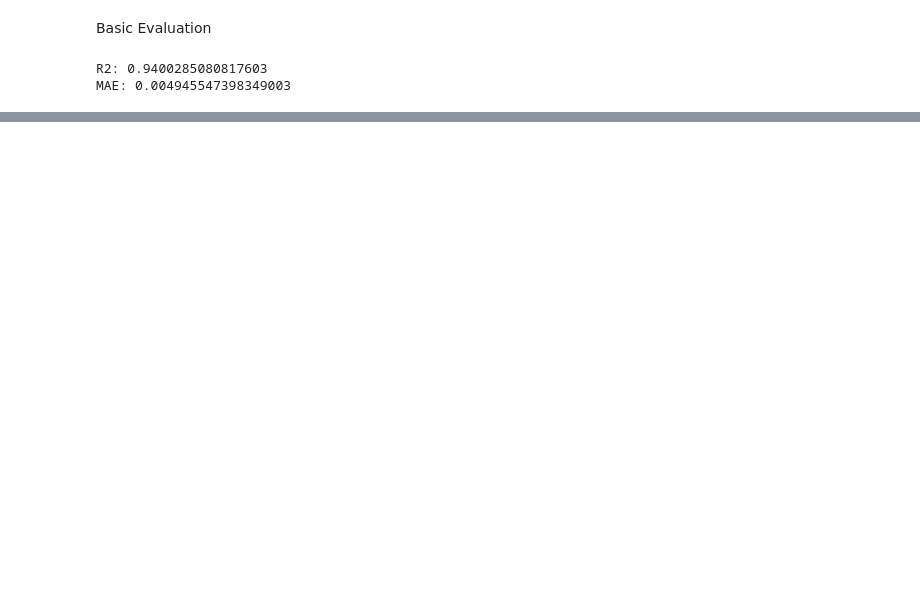
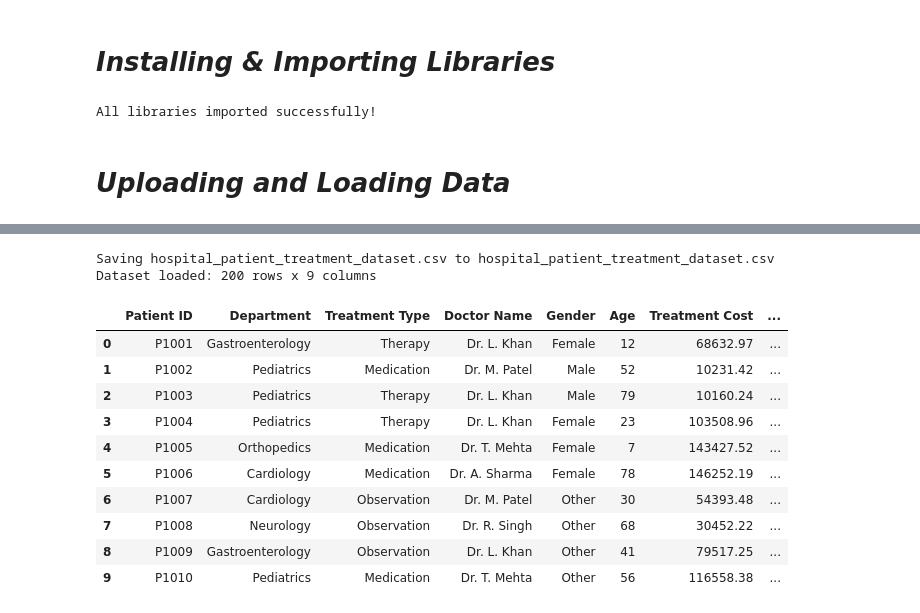
Before and after one commit to Prasannabade13/HEOR-Healthcare-Economics-and-Outcomes-Research-, a Jupyter notebook: HEOR.ipynb, the cells around one changed output, grey strips where cells are left out. Drawn from its saved outputs; the diff is of its cells as text; code cells hidden in the pictures; blank space fills up the shorter version.

```diff
--- a/HEOR.ipynb
+++ b/HEOR.ipynb
@@ -524,10 +1,34 @@ preds = pipeline.predict(X_test)
-# %% [markdown]
-Basic Evaluation
-# %%
-from sklearn.metrics import r2_score, mean_absolute_error
-
-print("R2:", r2_score(y_test, preds))
-print("MAE:", mean_absolute_error(y_test, preds))
-# %% [output]
-R2: 0.9400285080817603
-MAE: 0.004945547398349003
+# %% [markdown]
+# ***Installing & Importing Libraries***
+# %%
+!pip install pandas numpy matplotlib seaborn plotly -q
+
+import pandas as pd
+import numpy as np
+import matplotlib.pyplot as plt
+import matplotlib.ticker as mtick
+import seaborn as sns
+import plotly.express as px
+import warnings
+warnings.filterwarnings('ignore')
+
+sns.set_theme(style='whitegrid', palette='muted')
+plt.rcParams['figure.dpi'] = 120
+plt.rcParams['font.size'] = 11
+
+print('All libraries imported successfully!')
+# %% [output]
+All libraries imported successfully!
+# %% [markdown]
+# ***Uploading and Loading Data***
+# %%
+from google.colab import files
+import io
+
+uploaded = files.upload()
+filename = list(uploaded.keys())[0]
+df = pd.read_csv(io.BytesIO(uploaded[filename]))
+
+print(f'Dataset loaded: {df.shape[0]} rows x {df.shape[1]} columns')
+df.head(10)
+# %% [output]
@@ -533,0 +36,13 @@ MAE: 0.004945547398349003
+Saving hospital_patient_treatment_dataset.csv to hospital_patient_treatment_dataset.csv
+Dataset loaded: 200 rows x 9 columns
+|  | Patient ID | Department | Treatment Type | Doctor Name | Gender | Age | Treatment Cost | ... |
+| 0 | P1001 | Gastroenterology | Therapy | Dr. L. Khan | Female | 12 | 68632.97 | ... |
+| 1 | P1002 | Pediatrics | Medication | Dr. M. Patel | Male | 52 | 10231.42 | ... |
+| 2 | P1003 | Pediatrics | Therapy | Dr. L. Khan | Male | 79 | 10160.24 | ... |
+| 3 | P1004 | Pediatrics | Therapy | Dr. L. Khan | Female | 23 | 103508.96 | ... |
+| 4 | P1005 | Orthopedics | Medication | Dr. T. Mehta | Female | 7 | 143427.52 | ... |
+| 5 | P1006 | Cardiology | Medication | Dr. A. Sharma | Female | 78 | 146252.19 | ... |
+| 6 | P1007 | Cardiology | Observation | Dr. M. Patel | Other | 30 | 54393.48 | ... |
+| 7 | P1008 | Neurology | Observation | Dr. R. Singh | Other | 68 | 30452.22 | ... |
+| 8 | P1009 | Gastroenterology | Observation | Dr. L. Khan | Other | 41 | 79517.25 | ... |
+| 9 | P1010 | Pediatrics | Medication | Dr. T. Mehta | Other | 56 | 116558.38 | ... |
```
Also changed, not shown: parts of 113 cells of this notebook.
